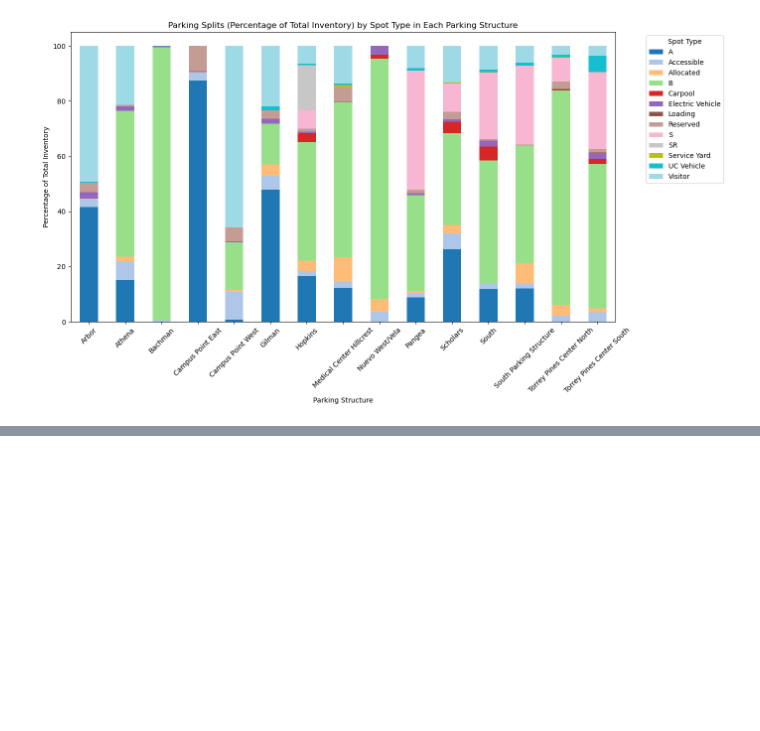
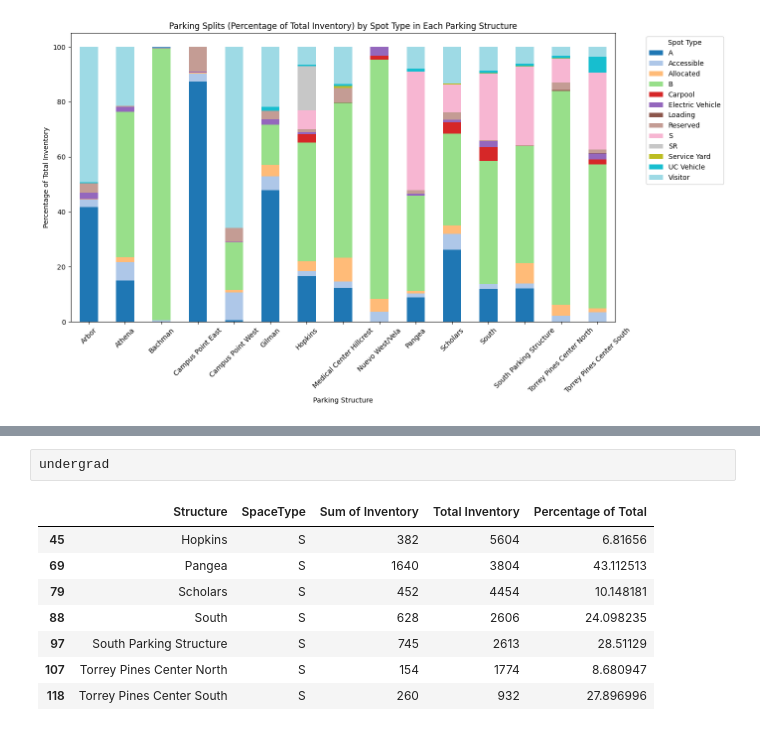
Before and after one commit to DanielJu0925/math189_project, a Jupyter notebook: data_process_plus_testing.ipynb, the cells around one changed output, grey strips where cells are left out. Drawn from its saved outputs; the diff is of its cells as text; blank space fills up the shorter version.

```diff
--- a/data_process_plus_testing.ipynb
+++ b/data_process_plus_testing.ipynb
@@ -535,0 +582,11 @@ plt.show()
+# %%
+undergrad
+# %% [output]
+|  | Structure | SpaceType | Sum of Inventory | Total Inventory | Percentage of Total |
+| 45 | Hopkins | S | 382 | 5604 | 6.81656 |
+| 69 | Pangea | S | 1640 | 3804 | 43.112513 |
+| 79 | Scholars | S | 452 | 4454 | 10.148181 |
+| 88 | South | S | 628 | 2606 | 24.098235 |
+| 97 | South Parking Structure | S | 745 | 2613 | 28.51129 |
+| 107 | Torrey Pines Center North | S | 154 | 1774 | 8.680947 |
+| 118 | Torrey Pines Center South | S | 260 | 932 | 27.896996 |
```
Also changed, not shown: parts of 17 cells of this notebook.
